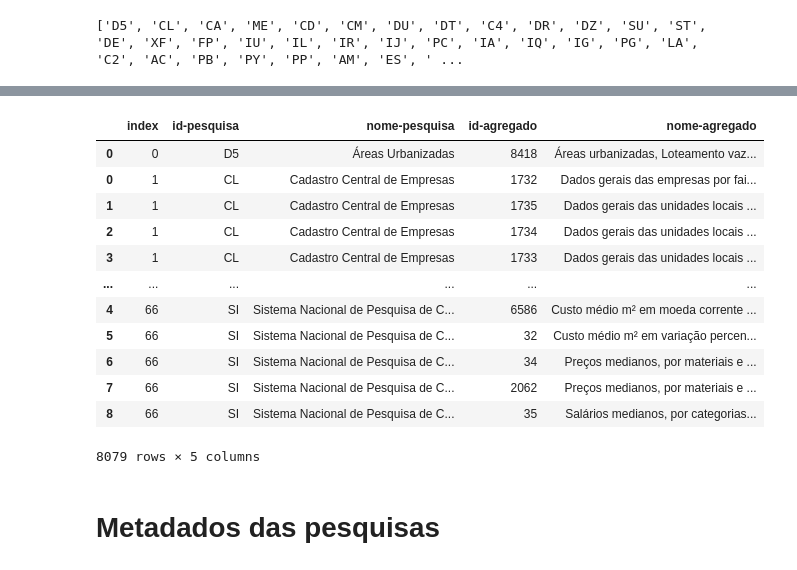
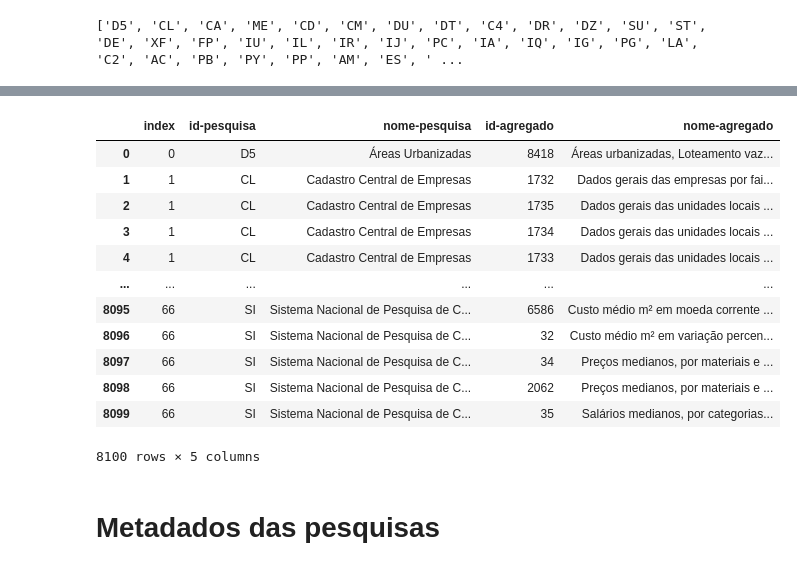
Before and after one commit to GDevigili/TCC-IBGE, a Jupyter notebook: src/datasets/agregados_carga.ipynb, the cells around one changed output, grey strips where cells are left out. Cells and saved outputs as stored; diff of their text form; code cells hidden in the pictures.

Commit message:
load the base metadata data

```diff
--- a/src/datasets/agregados_carga.ipynb
+++ b/src/datasets/agregados_carga.ipynb
@@ -13,8 +13,8 @@ from utils import *
 # Agregados
 # %%
 url = 'https://servicodados.ibge.gov.br/api/v3/agregados'
-df_agregated = make_df(get_request_json(url))
-df_agregated
+df_aggregated = make_df(get_request_json(url))
+df_aggregated
 # %% [output]
 |  | id | nome | agregados |
 | 0 | D5 | Áreas Urbanizadas | [{'id': '8418', 'nome': 'Áreas ur... |
@@ -36,13 +36,13 @@ print(list(research_ids))
 ['D5', 'CL', 'CA', 'ME', 'CD', 'CM', 'DU', 'DT', 'C4', 'DR', 'DZ', 'SU', 'ST', 'DE', 'XF', 'FP', 'IU', 'IL', 'IR', 'IJ', 'PC', 'IA', 'IQ', 'IG', 'PG', 'LA', 'C2', 'AC', 'PB', 'PY', 'PP', 'AM', 'ES', ' ...
 # %%
 %%time
-df_researchs = pd.DataFrame()
+df_researches = pd.DataFrame()
 
-research_ids = df_agregated['id'].unique()
+research_ids = df_aggregated['id'].unique()
 
 for research_id in research_ids:
     # get just the row for the given research id
-    df_research = df_agregated[df_agregated['id'] == research_id]
+    df_research = df_aggregated[df_aggregated['id'] == research_id]
     # explode the row to get all the agregados
     df_research = df_research.explode('agregados')
     # reset index
@@ -56,6 +56,8 @@ for research_id in research_ids:
     df_research = df_research.drop('agregados', axis = 1)
     # rename the columns
     df_research = df_research.rename(columns = {'id': 'id-pesquisa', 'nome': 'nome-pesquisa'})
-    # concat the research data to df_researchs
-    df_researchs = pd.concat([df_researchs, df_research], axis = 0)
+    # concat the research data to df_researches
+    df_researches = pd.concat([df_researches, df_research], axis = 0)
+# reset index
+df_researches = df_researches.reset_index(drop = True)
 # %% [output]
@@ -64,18 +66,18 @@ Wall time: 219 ms
-# %%
-df_researchs
-# %% [output]
-|  | index | id-pesquisa | nome-pesquisa | id-agregado | nome-agregado |
-| 0 | 0 | D5 | Áreas Urbanizadas | 8418 | Áreas urbanizadas, Loteamento vaz... |
-| 0 | 1 | CL | Cadastro Central de Empresas | 1732 | Dados gerais das empresas por fai... |
-| 1 | 1 | CL | Cadastro Central de Empresas | 1735 | Dados gerais das unidades locais ... |
-| 2 | 1 | CL | Cadastro Central de Empresas | 1734 | Dados gerais das unidades locais ... |
-| 3 | 1 | CL | Cadastro Central de Empresas | 1733 | Dados gerais das unidades locais ... |
-| ... | ... | ... | ... | ... | ... |
-| 4 | 66 | SI | Sistema Nacional de Pesquisa de C... | 6586 | Custo médio m² em moeda corrente ... |
-| 5 | 66 | SI | Sistema Nacional de Pesquisa de C... | 32 | Custo médio m² em variação percen... |
-| 6 | 66 | SI | Sistema Nacional de Pesquisa de C... | 34 | Preços medianos, por materiais e ... |
-| 7 | 66 | SI | Sistema Nacional de Pesquisa de C... | 2062 | Preços medianos, por materiais e ... |
-| 8 | 66 | SI | Sistema Nacional de Pesquisa de C... | 35 | Salários medianos, por categorias... |
-8079 rows × 5 columns
+# %%
+df_researches
+# %% [output]
+|  | index | id-pesquisa | nome-pesquisa | id-agregado | nome-agregado |
+| 0 | 0 | D5 | Áreas Urbanizadas | 8418 | Áreas urbanizadas, Loteamento vaz... |
+| 1 | 1 | CL | Cadastro Central de Empresas | 1732 | Dados gerais das empresas por fai... |
+| 2 | 1 | CL | Cadastro Central de Empresas | 1735 | Dados gerais das unidades locais ... |
+| 3 | 1 | CL | Cadastro Central de Empresas | 1734 | Dados gerais das unidades locais ... |
+| 4 | 1 | CL | Cadastro Central de Empresas | 1733 | Dados gerais das unidades locais ... |
+| ... | ... | ... | ... | ... | ... |
+| 8095 | 66 | SI | Sistema Nacional de Pesquisa de C... | 6586 | Custo médio m² em moeda corrente ... |
+| 8096 | 66 | SI | Sistema Nacional de Pesquisa de C... | 32 | Custo médio m² em variação percen... |
+| 8097 | 66 | SI | Sistema Nacional de Pesquisa de C... | 34 | Preços medianos, por materiais e ... |
+| 8098 | 66 | SI | Sistema Nacional de Pesquisa de C... | 2062 | Preços medianos, por materiais e ... |
+| 8099 | 66 | SI | Sistema Nacional de Pesquisa de C... | 35 | Salários medianos, por categorias... |
+8100 rows × 5 columns
 # %% [markdown]
 # Metadados das pesquisas
```
Also changed, not shown: parts of 6 cells of this notebook, 1 other file.
